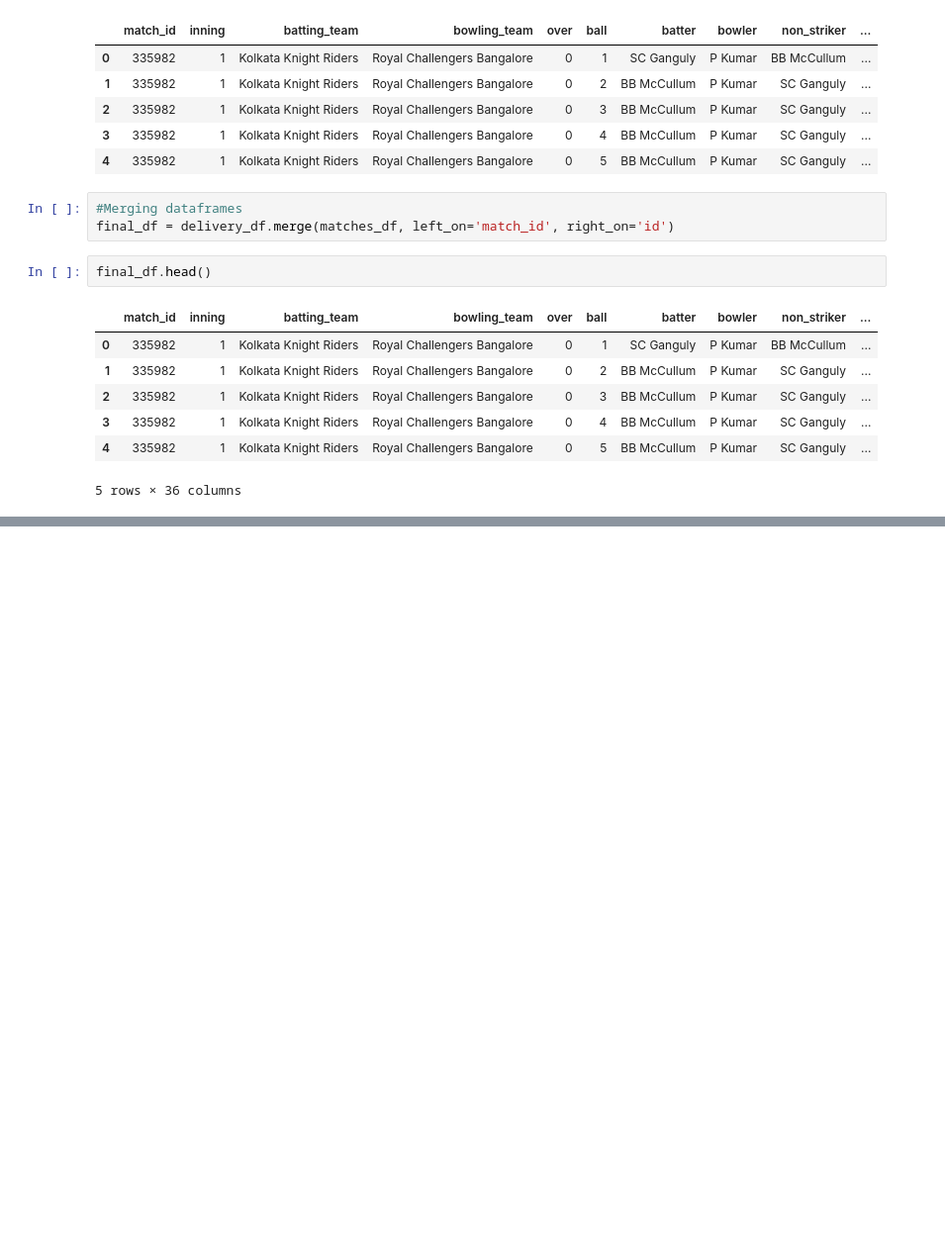
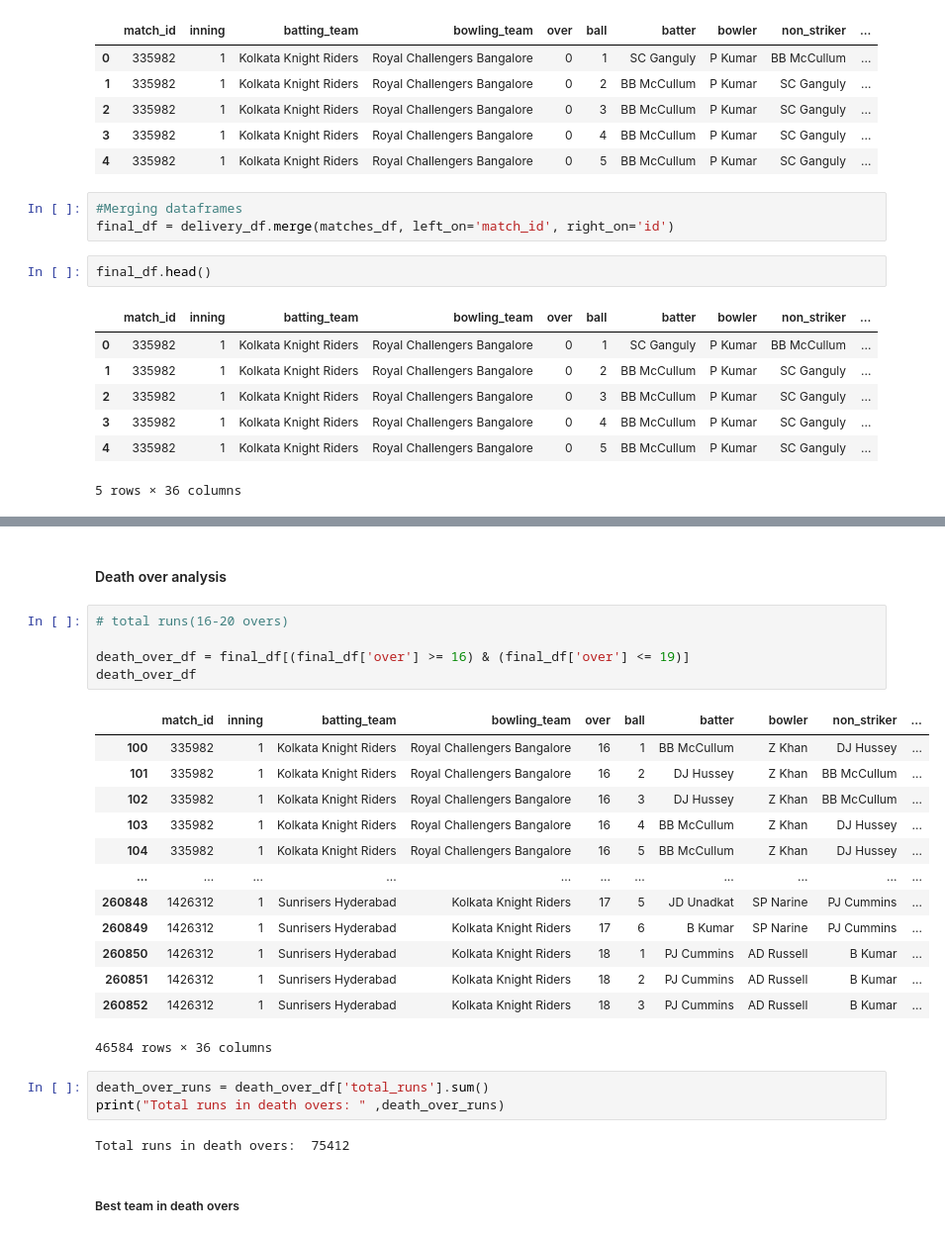
Before and after one commit to amitkr069/DataAnalysisPipeline, a Jupyter notebook: data_analysis.ipynb, the cells around one changed output, grey strips where cells are left out. Shown at 99% size. Cells and saved outputs as stored; diff of their text form; blank space fills up the shorter version.

```diff
--- a/data_analysis.ipynb
+++ b/data_analysis.ipynb
@@ -517,0 +1111,28 @@ final_df.head()
+# %% [markdown]
+#### Death over analysis
+# %%
+# total runs(16-20 overs)
+
+death_over_df = final_df[(final_df['over'] >= 16) & (final_df['over'] <= 19)]
+death_over_df
+# %% [output]
+|  | match_id | inning | batting_team | bowling_team | over | ball | batter | bowler | non_striker | ... |
+| 100 | 335982 | 1 | Kolkata Knight Riders | Royal Challengers Bangalore | 16 | 1 | BB McCullum | Z Khan | DJ Hussey | ... |
+| 101 | 335982 | 1 | Kolkata Knight Riders | Royal Challengers Bangalore | 16 | 2 | DJ Hussey | Z Khan | BB McCullum | ... |
+| 102 | 335982 | 1 | Kolkata Knight Riders | Royal Challengers Bangalore | 16 | 3 | DJ Hussey | Z Khan | BB McCullum | ... |
+| 103 | 335982 | 1 | Kolkata Knight Riders | Royal Challengers Bangalore | 16 | 4 | BB McCullum | Z Khan | DJ Hussey | ... |
+| 104 | 335982 | 1 | Kolkata Knight Riders | Royal Challengers Bangalore | 16 | 5 | BB McCullum | Z Khan | DJ Hussey | ... |
+| ... | ... | ... | ... | ... | ... | ... | ... | ... | ... | ... |
+| 260848 | 1426312 | 1 | Sunrisers Hyderabad | Kolkata Knight Riders | 17 | 5 | JD Unadkat | SP Narine | PJ Cummins | ... |
+| 260849 | 1426312 | 1 | Sunrisers Hyderabad | Kolkata Knight Riders | 17 | 6 | B Kumar | SP Narine | PJ Cummins | ... |
+| 260850 | 1426312 | 1 | Sunrisers Hyderabad | Kolkata Knight Riders | 18 | 1 | PJ Cummins | AD Russell | B Kumar | ... |
+| 260851 | 1426312 | 1 | Sunrisers Hyderabad | Kolkata Knight Riders | 18 | 2 | PJ Cummins | AD Russell | B Kumar | ... |
+| 260852 | 1426312 | 1 | Sunrisers Hyderabad | Kolkata Knight Riders | 18 | 3 | PJ Cummins | AD Russell | B Kumar | ... |
+46584 rows × 36 columns
+# %%
+death_over_runs = death_over_df['total_runs'].sum()
+print("Total runs in death overs: " ,death_over_runs)
+# %% [output]
+Total runs in death overs:  75412
+# %% [markdown]
+##### Best team in death overs
```
Also changed, not shown: parts of 113 cells of this notebook.
